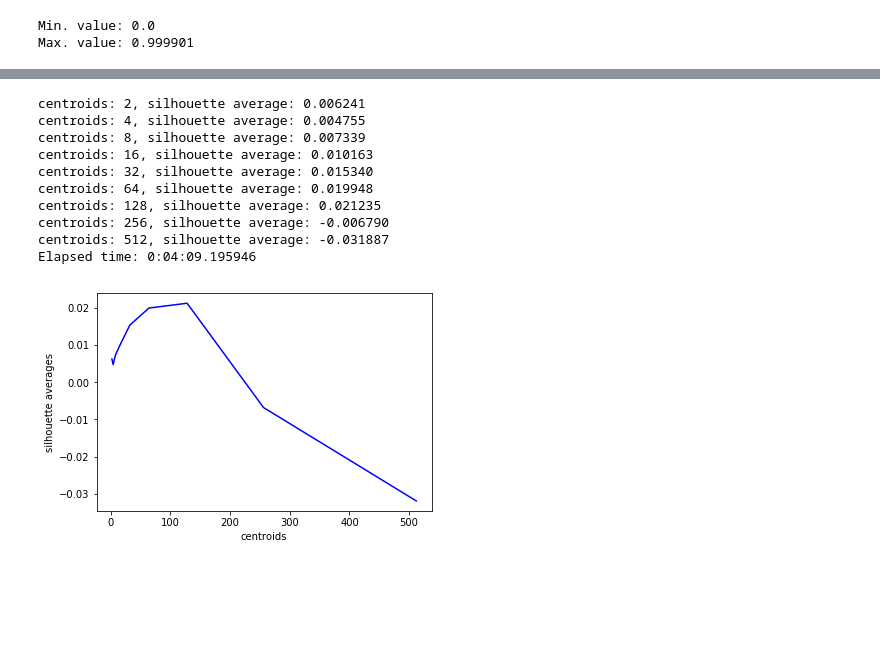
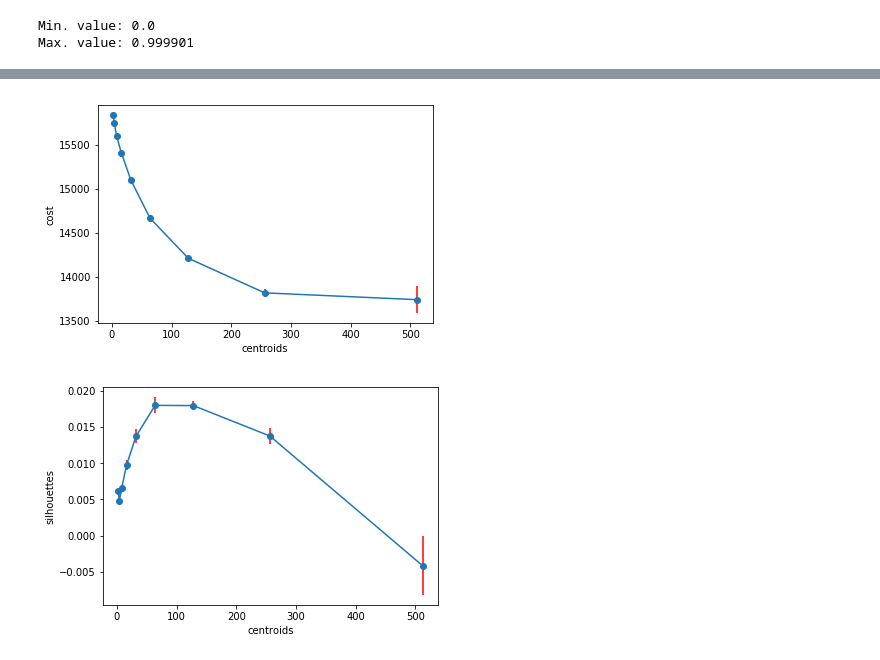
Before and after one commit to rossanez/MO444-2s2017, a Jupyter notebook: Trab03/MO444_2017_Trab03_Grupo05.ipynb, the cells around one changed output, grey strips where cells are left out. Cells and saved outputs as stored; diff of their text form; code cells hidden in the pictures; blank space fills up the shorter version.

Commit message:
Adding the silhouette avg metric to the k-folding method.

```diff
--- a/Trab03/MO444_2017_Trab03_Grupo05.ipynb
+++ b/Trab03/MO444_2017_Trab03_Grupo05.ipynb
@@ -91,21 +92,15 @@ Min. value: 0.0
 Max. value: 0.999901
 # %%
 # Attempting Mini-Batch K means with some different number of centroids.
-kmeans, costs, costs_sd = [], [], []
+kmeans, costs, costs_sd, sil_avgs, sil_avgs_sd = [], [], [], [], []
 num_centroids = [2, 4, 8, 16, 32, 64, 128, 256, 512]
 for i in num_centroids:
     model = MiniBatchKMeans(n_clusters=i, init='k-means++', batch_size=1000, random_state=1)
-    cost_mean, cost_sd = runKFoldClustering(model, data)
+    cost_mean, cost_sd, sil_avg, sil_avg_sd = runKFoldClustering(model, data)
     kmeans.append(model)
     costs.append(cost_mean)
     costs_sd.append(cost_sd)
-    print '%d clusters: Cost %5.2f ±%5.2f' % (i, cost_mean, cost_sd)
-
-# Plot an elbow curve.
-plt.plot(color='blue', marker='o')
-plt.errorbar(num_centroids, costs, yerr=costs_sd,
-             fmt='-o', ecolor='r', capthick=2)
-plt.xlabel('centroids')
-plt.ylabel('cost')
-plt.show()
+    sil_avgs.append(sil_avg)
+    sil_avgs_sd.append(sil_avg_sd)
+    print '%d clusters: Cost %5.2f ±%5.2f ; Silhouette avg %5.5f ±%5.5f' % (i, cost_mean, cost_sd, sil_avg, sil_avg_sd)
 # %% [output]
@@ -122,32 +116,20 @@ plt.show()
-# %%
-# Check the silhouette scores.
-start_time = datetime.now()
-sil_avgs, sil_avgs_centroids = [], []
-for i in range(len(kmeans)):
-    labels = kmeans[i].predict(data)
-    sil_avg = silhouette_score(data, labels)
-    print('centroids: %d, silhouette average: %f' % (kmeans[i].n_clusters, sil_avg))
-    sil_avgs.append(sil_avg)
-    sil_avgs_centroids.append(kmeans[i].n_clusters)
-
-print('Elapsed time: {}'.format(datetime.now() - start_time))
-# %% [output]
-centroids: 2, silhouette average: 0.006241
-centroids: 4, silhouette average: 0.004755
-centroids: 8, silhouette average: 0.007339
-centroids: 16, silhouette average: 0.010163
-centroids: 32, silhouette average: 0.015340
-centroids: 64, silhouette average: 0.019948
-centroids: 128, silhouette average: 0.021235
-centroids: 256, silhouette average: -0.006790
-centroids: 512, silhouette average: -0.031887
-Elapsed time: 0:04:09.195946
-# %%
-# Plot the silhouette averages
-plt.plot(sil_avgs_centroids, sil_avgs, color='blue')
-plt.xlabel('centroids')
-plt.ylabel('silhouette averages')
-plt.show()
-# %% [output]
-[figure, removed]
+# %%
+# Plot an elbow curve.
+plt.plot(color='blue', marker='o')
+plt.errorbar(num_centroids, costs, yerr=costs_sd,
+             fmt='-o', ecolor='r', capthick=2)
+plt.xlabel('centroids')
+plt.ylabel('cost')
+plt.show()
+
+# Plot the silhouette averages
+plt.plot(color='blue', marker='o')
+plt.errorbar(num_centroids, sil_avgs, yerr=sil_avgs_sd,
+             fmt='-o', ecolor='r', capthick=2)
+plt.xlabel('centroids')
+plt.ylabel('silhouettes')
+plt.show()
+# %% [output]
+[figure, added]
+[figure, added]
 # %%
```
Also changed, not shown: parts of 4 cells of this notebook.
